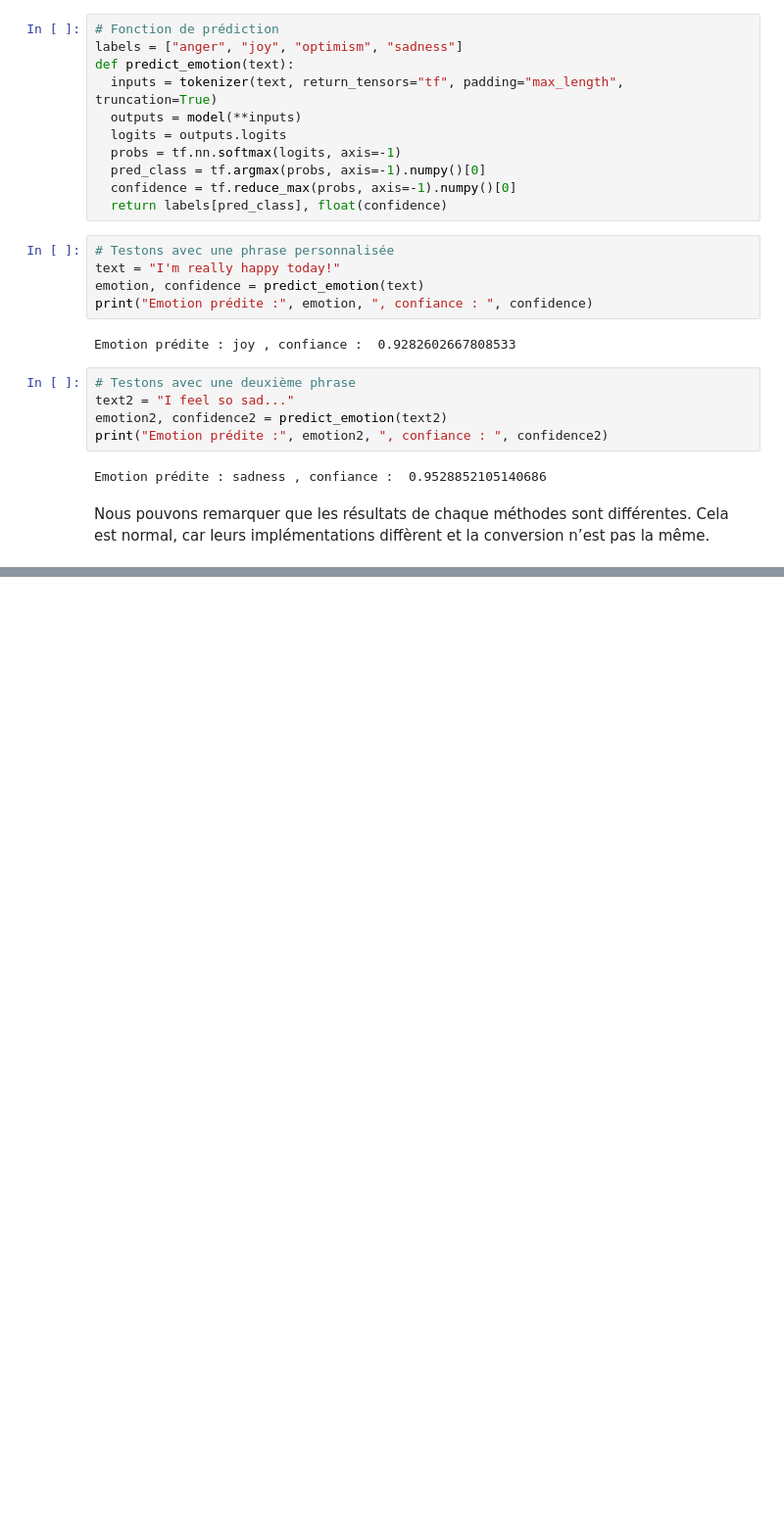
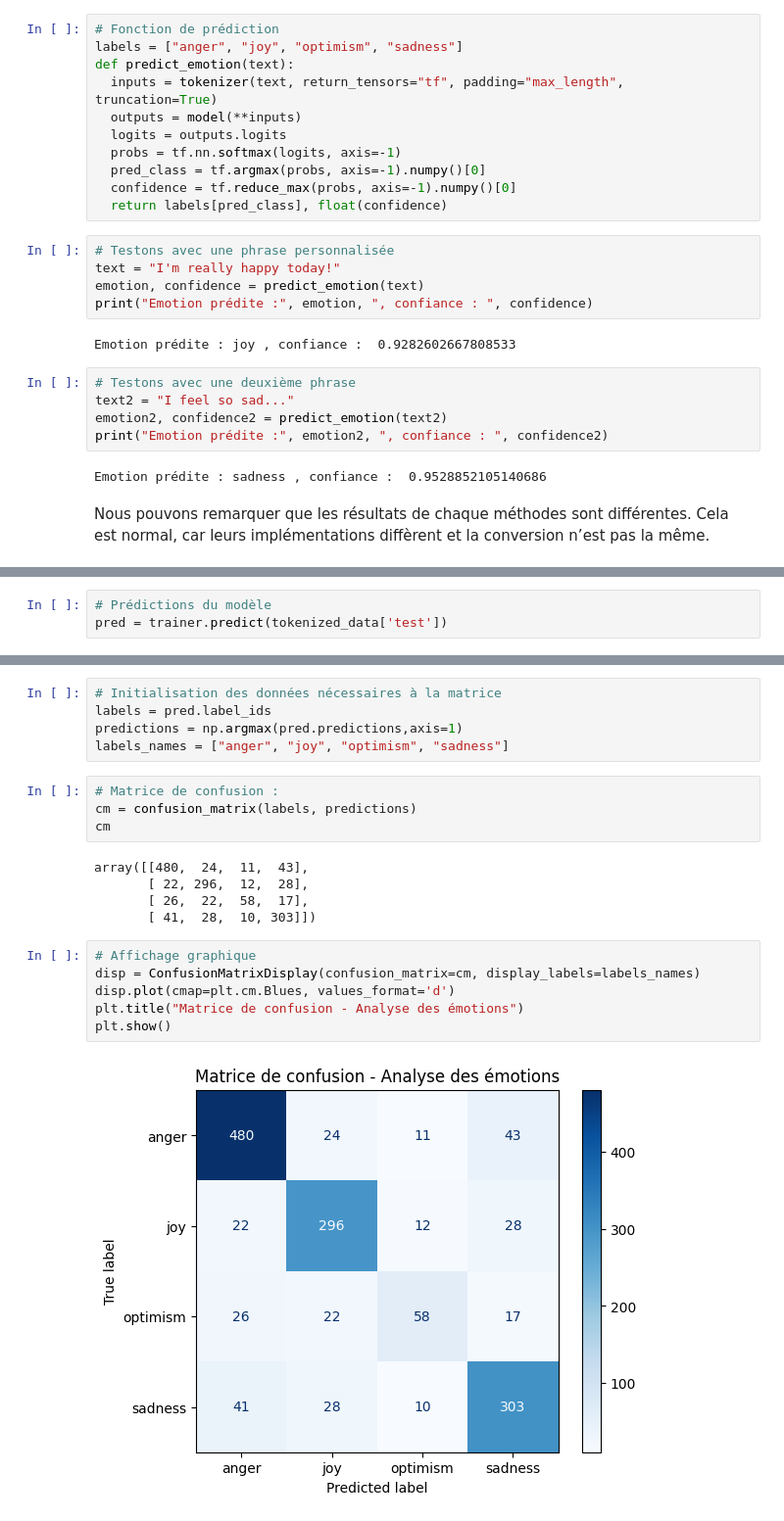
Before and after one commit to longuetbriandavid/AnalyseDeSentimentsSurDesTweets, a Jupyter notebook: Analyse_de_sentiments.ipynb, the cells around one changed output, grey strips where cells are left out. Shown: that part at 98% size. Saved outputs shown, nothing was run; the diff lists cells and outputs as text; blank space fills up the shorter version.

Commit message:
Ajout de la matrice de confusion, et l'analyse de l'attention

```diff
--- a/Analyse_de_sentiments.ipynb
+++ b/Analyse_de_sentiments.ipynb
@@ -344,0 +351,3 @@ Nous pouvons remarquer que les résultats de chaque méthodes sont différentes.
+# %%
+# Prédictions du modèle
+pred = trainer.predict(tokenized_data['test'])
@@ -344,0 +356,22 @@ Nous pouvons remarquer que les résultats de chaque méthodes sont différentes.
+# %%
+# Initialisation des données nécessaires à la matrice
+labels = pred.label_ids
+predictions = np.argmax(pred.predictions,axis=1)
+labels_names = ["anger", "joy", "optimism", "sadness"]
+# %%
+# Matrice de confusion :
+cm = confusion_matrix(labels, predictions)
+cm
+# %% [output]
+array([[480,  24,  11,  43],
+       [ 22, 296,  12,  28],
+       [ 26,  22,  58,  17],
+       [ 41,  28,  10, 303]])
+# %%
+# Affichage graphique
+disp = ConfusionMatrixDisplay(confusion_matrix=cm, display_labels=labels_names)
+disp.plot(cmap=plt.cm.Blues, values_format='d')
+plt.title("Matrice de confusion - Analyse des émotions")
+plt.show()
+# %% [output]
+[figure, added]
```
Also changed, not shown: parts of 21 cells of this notebook.
